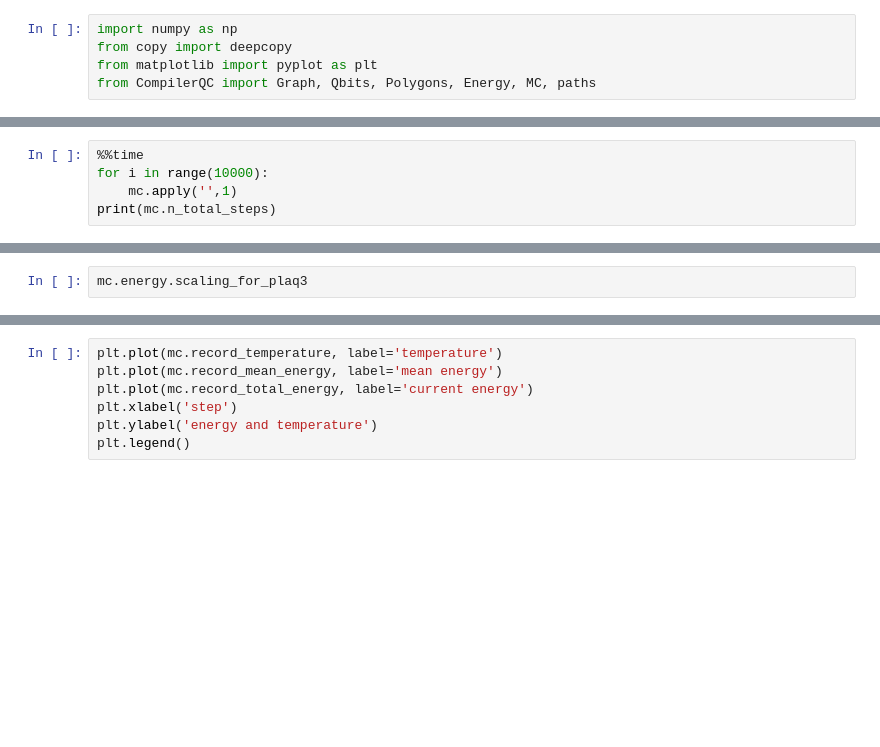
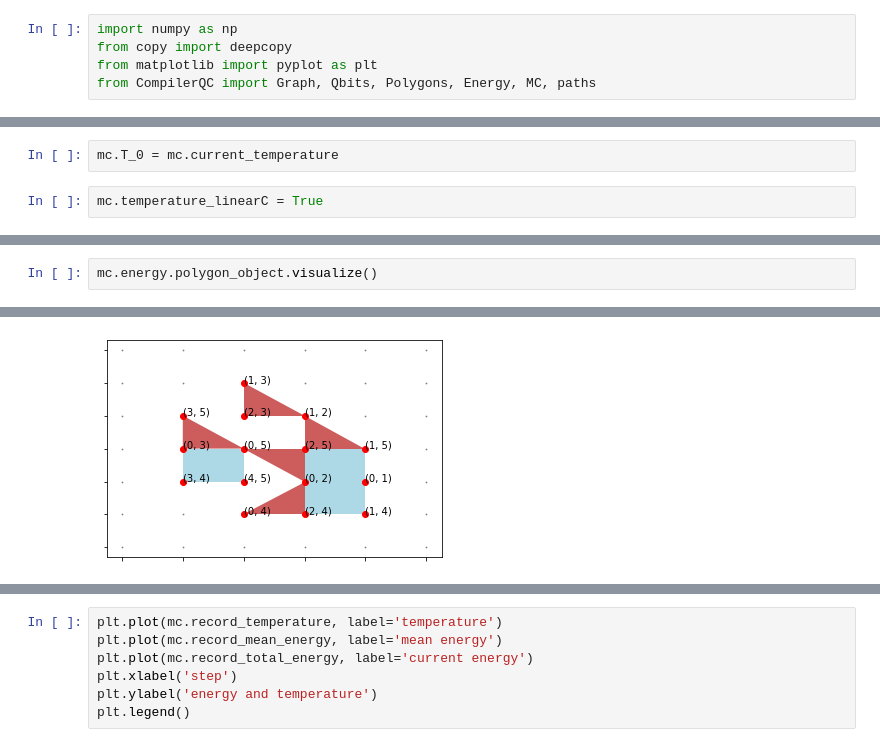
Before and after one commit to NumeloUno/CompilerQC, a Jupyter notebook: optimization/simualted_annealing.ipynb, the cells around one changed output, grey strips where cells are left out. Cells and saved outputs as stored; diff of their text form; blank space fills up the shorter version.

```diff
--- a/optimization/simualted_annealing.ipynb
+++ b/optimization/simualted_annealing.ipynb
@@ -41,3 +49,7 @@ print(mc.n_total_steps)
+# %%
+mc.T_0 = mc.current_temperature
+# %%
+mc.temperature_linearC = True
 # %%
 %%time
 mc.apply('', 10000)
@@ -48,6 +60,3 @@ Wall time: 4.15 s
 # %%
-%%time
-for i in range(10000):
-    mc.apply('',1)
-print(mc.n_total_steps)
+mc.energy.polygon_object.visualize()
 # %% [output]
@@ -57,2 +63 @@ Wall time: 4.44 s
+[figure, added]
-# %%
-mc.energy.scaling_for_plaq3
```
Also changed, not shown: parts of 16 cells of this notebook, 14 other files.
